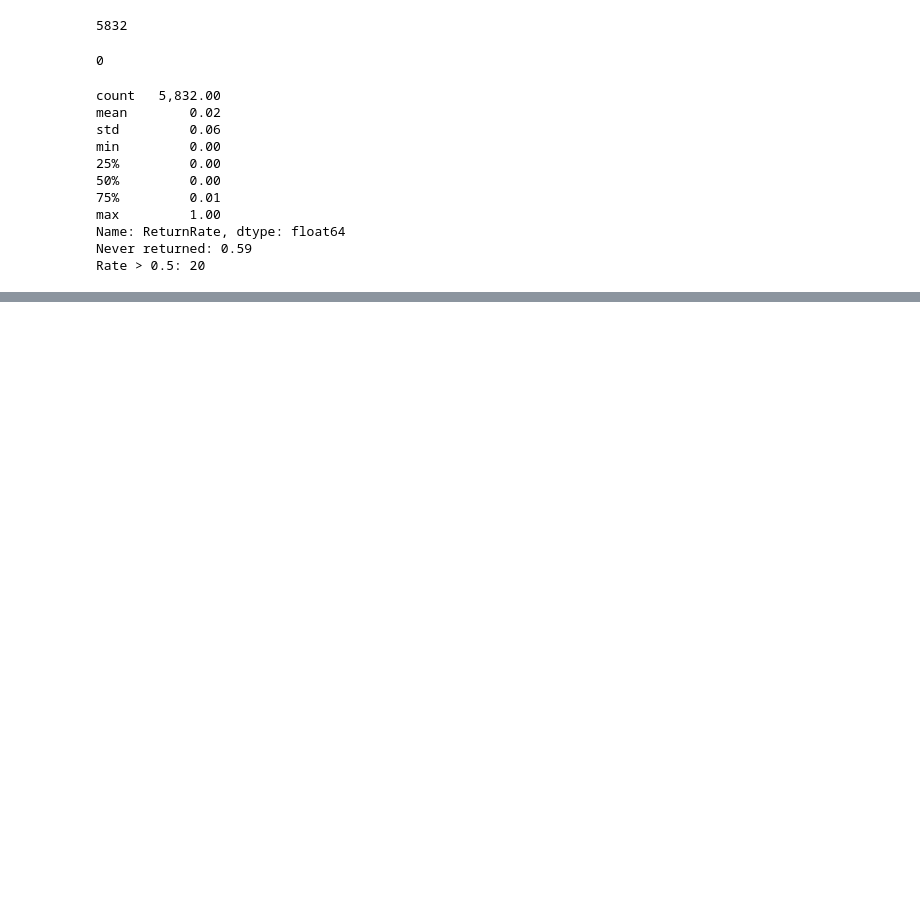
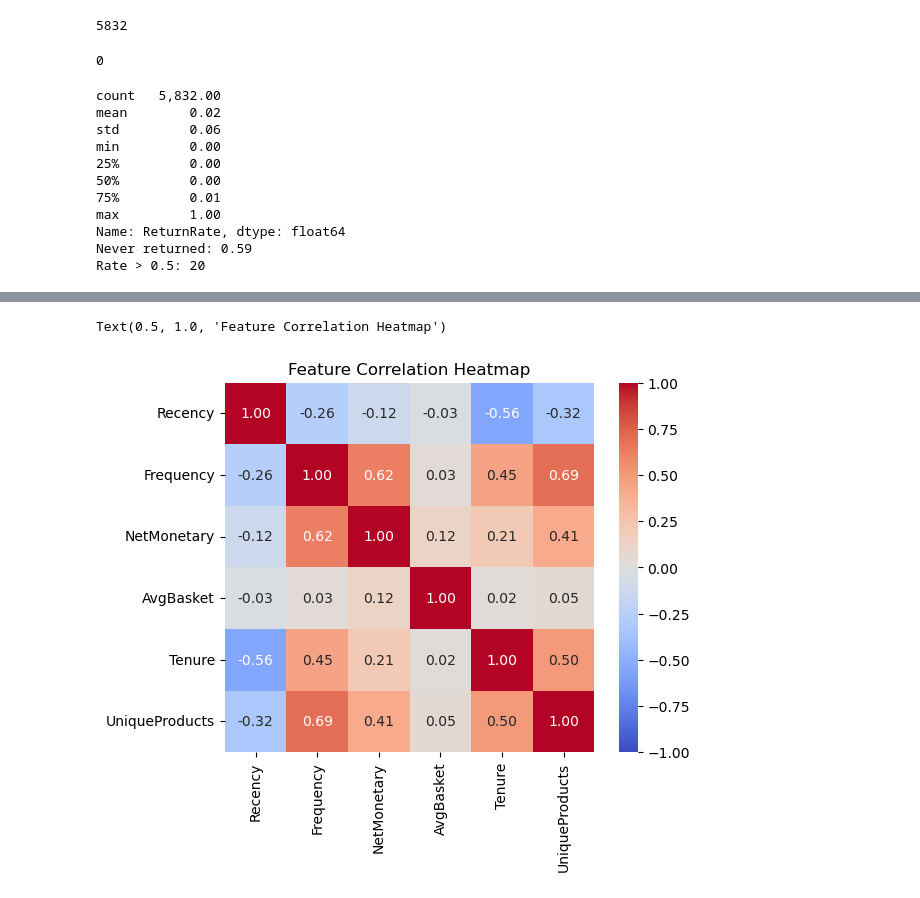
Before and after one commit to jithmac/UK-customer-classification-with-Clustering, a Jupyter notebook: cluster.ipynb, the cells around one changed output, grey strips where cells are left out. Drawn from its saved outputs; the diff is of its cells as text; code cells hidden in the pictures; blank space fills up the shorter version.

```diff
--- a/cluster.ipynb
+++ b/cluster.ipynb
@@ -423,3 +423,9 @@ max         1.00
 Name: ReturnRate, dtype: float64
 Never returned: 0.59
 Rate > 0.5: 20
+# %%
+feats = ["Recency", "Frequency", "NetMonetary", "AvgBasket", "Tenure", "UniqueProducts"] # These are all numeric features that we will use for clustering.
+
+# Step 1: check
+print(cust[feats].skew().round(2))
+print(cust[feats].corr().round(2))
@@ -425,0 +450,13 @@ Rate > 0.5: 20
+# %%
+import matplotlib.pyplot as plt
+import seaborn as sns
+
+# Get a correlation heatmap for the raw and log transformed data
+
+corr = cust[feats].corr()
+
+sns.heatmap(corr, annot=True, fmt=".2f", cmap="coolwarm", vmin=-1, vmax=1, square=True)
+plt.title("Feature Correlation Heatmap")
+# %% [output]
+Text(0.5, 1.0, 'Feature Correlation Heatmap')
+[figure, added]
```
Also changed, not shown: parts of 8 cells of this notebook.
